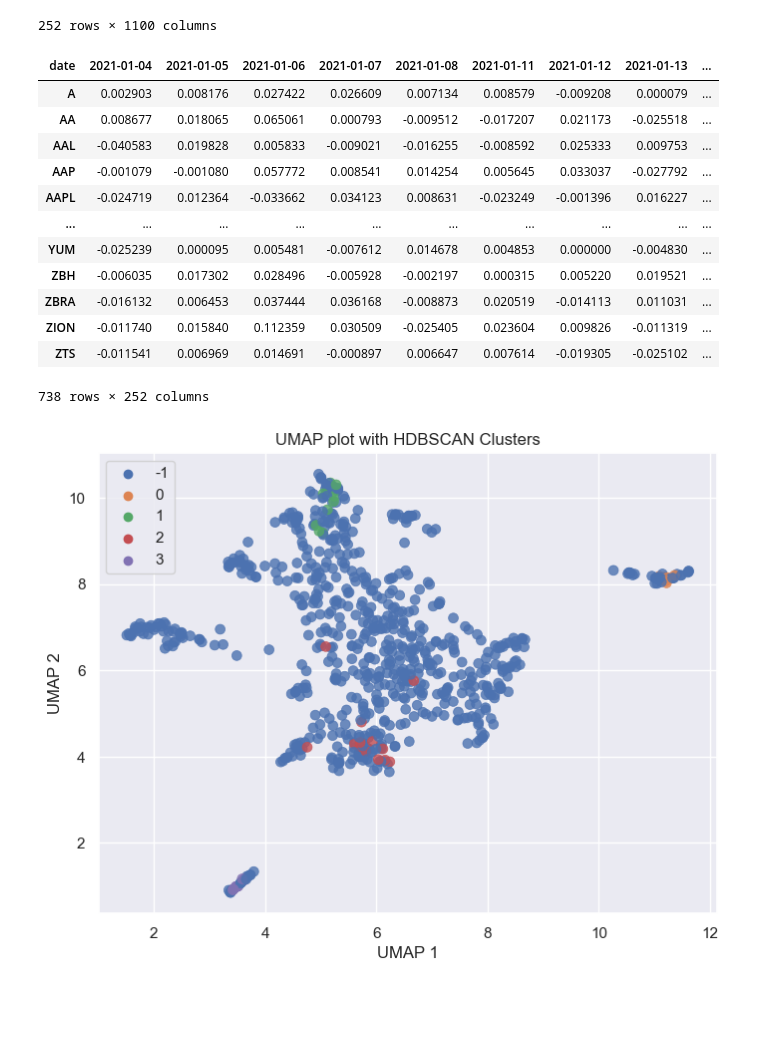
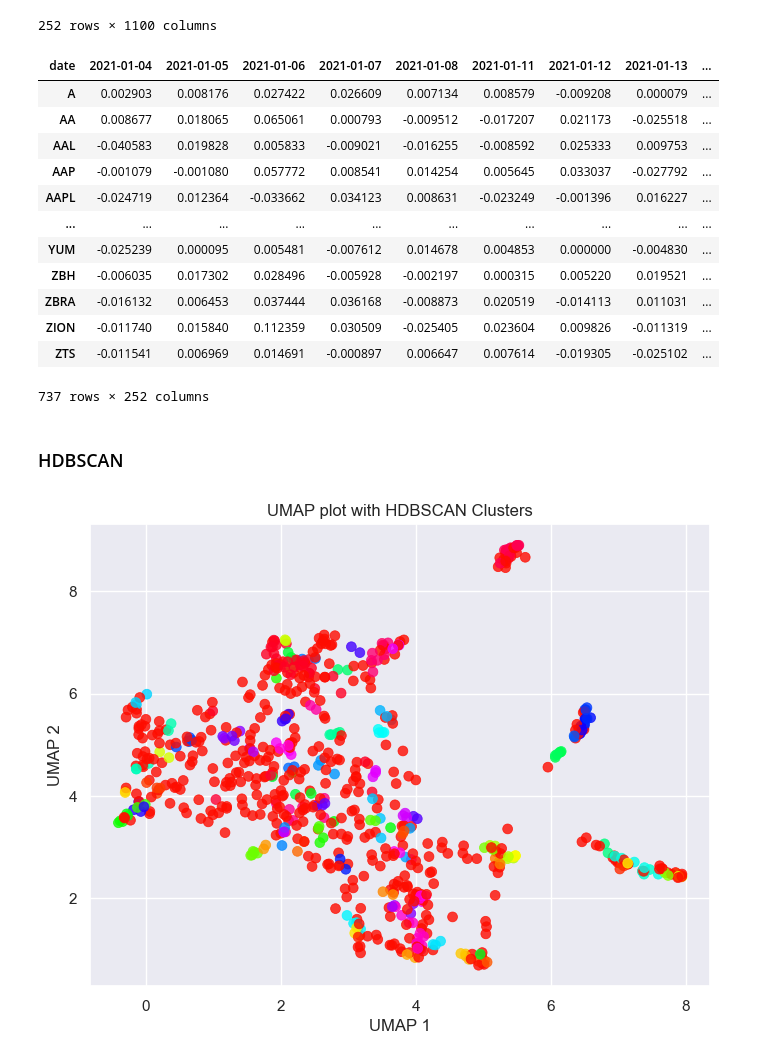
Before and after one commit to AkashRinge/Hierarchical-Risk-Parity, a Jupyter notebook: Portfolio_Construction_with_HRP.ipynb, the cells around one changed output. Cells and saved outputs as stored; diff of their text form; code cells hidden in the pictures; blank space fills up the shorter version.

```diff
--- a/Portfolio_Construction_with_HRP.ipynb
+++ b/Portfolio_Construction_with_HRP.ipynb
@@ -296,6 +299,7 @@ merged_df
 252 rows × 1100 columns
 # %%
 returns_df = merged_df.set_index('date')
+returns_df = returns_df.drop(columns='SPY')
 nan_percentage = (returns_df.isnull().sum() / len(returns_df)) * 100
 threshold = 100
 columns_to_drop = nan_percentage[nan_percentage >= threshold].index
@@ -316,26 +320,29 @@ returns_df
 | ZBRA | -0.016132 | 0.006453 | 0.037444 | 0.036168 | -0.008873 | 0.020519 | -0.014113 | 0.011031 | ... |
 | ZION | -0.011740 | 0.015840 | 0.112359 | 0.030509 | -0.025405 | 0.023604 | 0.009826 | -0.011319 | ... |
 | ZTS | -0.011541 | 0.006969 | 0.014691 | -0.000897 | 0.006647 | 0.007614 | -0.019305 | -0.025102 | ... |
-738 rows × 252 columns
+737 rows × 252 columns
+# %% [markdown]
+### HDBSCAN
 # %%
 scaler = StandardScaler()
 df_scaled = scaler.fit_transform(returns_df)
 
 # Apply HDBSCAN
-clusterer = hdbscan.HDBSCAN(min_cluster_size=2, min_samples=10, metric='euclidean')
+clusterer = hdbscan.HDBSCAN(min_cluster_size=10, min_samples=1, metric='manhattan')
 cluster_labels = clusterer.fit_predict(df_scaled)
+returns_df['HDBSCAN'] = cluster_labels
 
 # Apply UMAP for dimensionality reduction
 reducer = umap.UMAP(random_state=42)
 embedding = reducer.fit_transform(df_scaled)
 
 # Plot the clusters
 plt.figure(figsize=(8, 6))
-palette = sns.color_palette('deep', len(set(cluster_labels)))
-sns.scatterplot(*embedding.T, hue=cluster_labels, palette=palette, s=50, alpha=0.8, edgecolor=None)
+palette = sns.color_palette('hsv', len(set(cluster_labels)))
+sns.scatterplot(*embedding.T, hue=cluster_labels, palette=palette, s=50, alpha=0.8, edgecolor=None, legend=False)
 plt.title('UMAP plot with HDBSCAN Clusters')
 plt.xlabel('UMAP 1')
 plt.ylabel('UMAP 2')
 plt.show()
 # %% [output]
-[figure, old version]
+[figure, new version]
```
Also changed, not shown: parts of 22 cells of this notebook.
